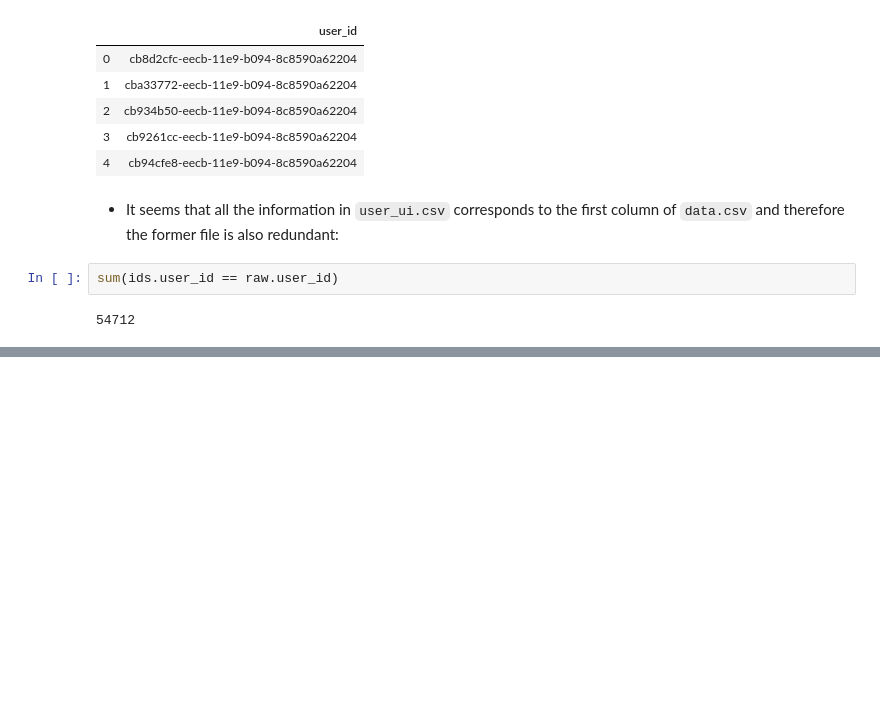
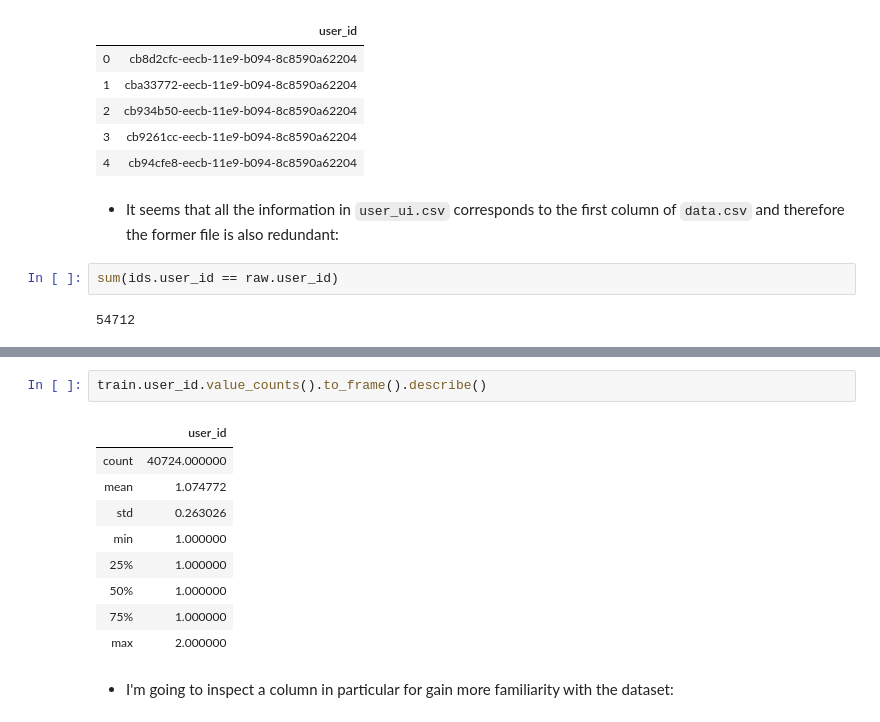
Before and after one commit to leoEspin/viome, a Jupyter notebook: viome dataset.ipynb, the cells around one changed output, grey strips where cells are left out. Cells and saved outputs as stored; diff of their text form; blank space fills up the shorter version.

```diff
--- a/viome dataset.ipynb
+++ b/viome dataset.ipynb
@@ -77,0 +129,14 @@ sum(ids.user_id == raw.user_id)
+# %%
+train.user_id.value_counts().to_frame().describe()
+# %% [output]
+|  | user_id |
+| count | 40724.000000 |
+| mean | 1.074772 |
+| std | 0.263026 |
+| min | 1.000000 |
+| 25% | 1.000000 |
+| 50% | 1.000000 |
+| 75% | 1.000000 |
+| max | 2.000000 |
+# %% [markdown]
+* I'm going to inspect a column in particular for gain more familiarity with the dataset:
```
Also changed, not shown: parts of 21 cells of this notebook.
